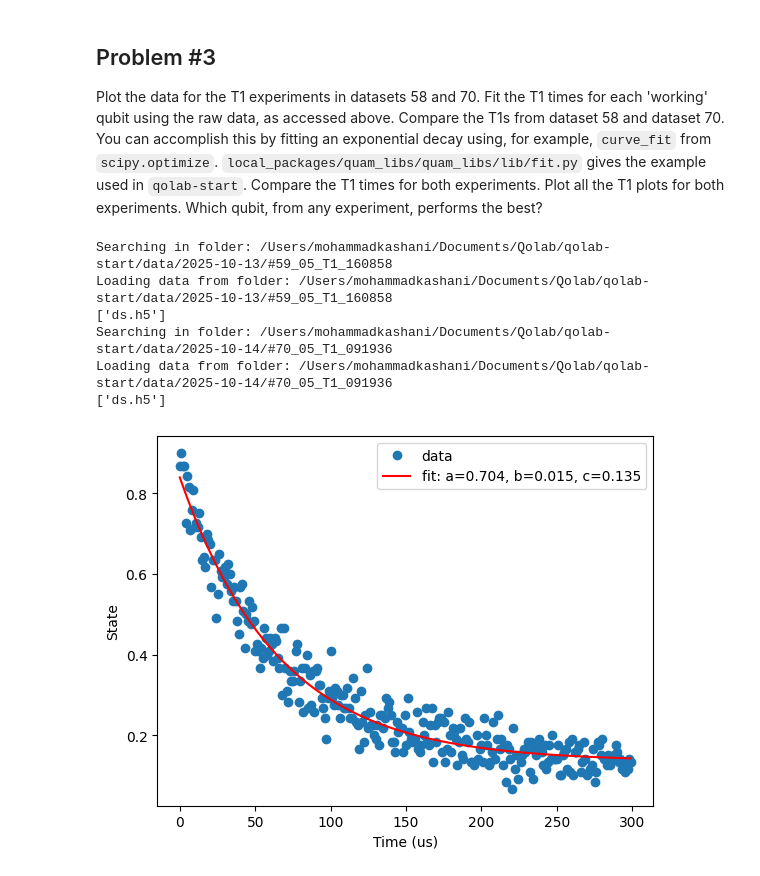
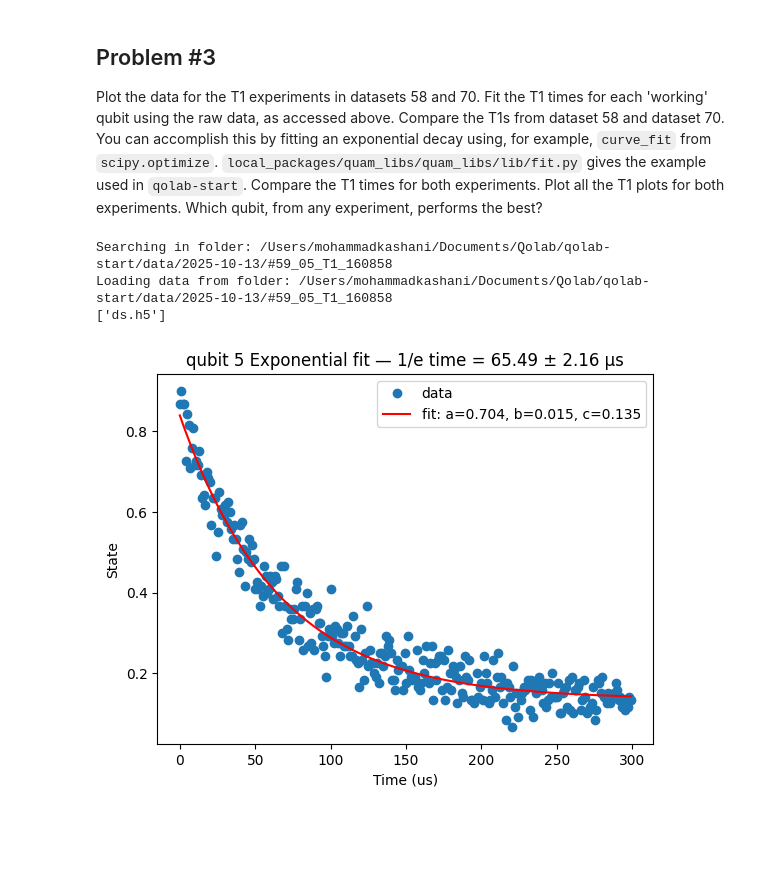
Before and after one commit to mkashani-phd/Qolab_start, a Jupyter notebook: code/Phys763_HW3b.ipynb, the cells around one changed output. Drawn from its saved outputs; the diff is of its cells as text; code cells hidden in the pictures; blank space fills up the shorter version.

```diff
--- a/code/Phys763_HW3b.ipynb
+++ b/code/Phys763_HW3b.ipynb
@@ -198,30 +196,34 @@ Plot the data for the T1 experiments in datasets 58 and 70. Fit the T1 times for
 # %%
 import scipy.optimize
 
 d_58 = load_dataset(58)
-d_70 = load_dataset(70)
+
 
 def func(x, a, b, c):
     return a * np.exp(-b * x) + c
 
 xdata = d_58[0]["idle_time"]
 
 
 popt, pcov = scipy.optimize.curve_fit(func, d_58[0]["idle_time"],d_58[0]['state'].values[0])
 
 plt.plot(d_58[0]["idle_time"],d_58[0]['state'].values[0],"o",label="data")
 plt.plot(xdata, func(xdata, *popt), 'r-',
          label='fit: a=%5.3f, b=%5.3f, c=%5.3f' % tuple(popt))
 
 plt.xlabel("Time (us)")
 plt.ylabel("State")
 plt.legend()
+# compute 1/e time and its uncertainty from fit parameter b and show in the title
+b = popt[1]
+db = np.sqrt(pcov[1, 1])
+t1 = 1.0 / b if b != 0 else float("inf")
+dt1 = db / b**2 if b != 0 else 0.0
+plt.title(f"qubit 5 Exponential fit — 1/e time = {t1:.2f} ± {dt1:.2f} µs")
+
 plt.show()
 # %% [output]
 Searching in folder: /Users/mohammadkashani/Documents/Qolab/qolab-start/data/2025-10-13/#59_05_T1_160858
 Loading data from folder: /Users/mohammadkashani/Documents/Qolab/qolab-start/data/2025-10-13/#59_05_T1_160858
 ['ds.h5']
-Searching in folder: /Users/mohammadkashani/Documents/Qolab/qolab-start/data/2025-10-14/#70_05_T1_091936
-Loading data from folder: /Users/mohammadkashani/Documents/Qolab/qolab-start/data/2025-10-14/#70_05_T1_091936
-['ds.h5']
-[figure, old version]
+[figure, new version]
```
Also changed, not shown: parts of 3 cells of this notebook.
